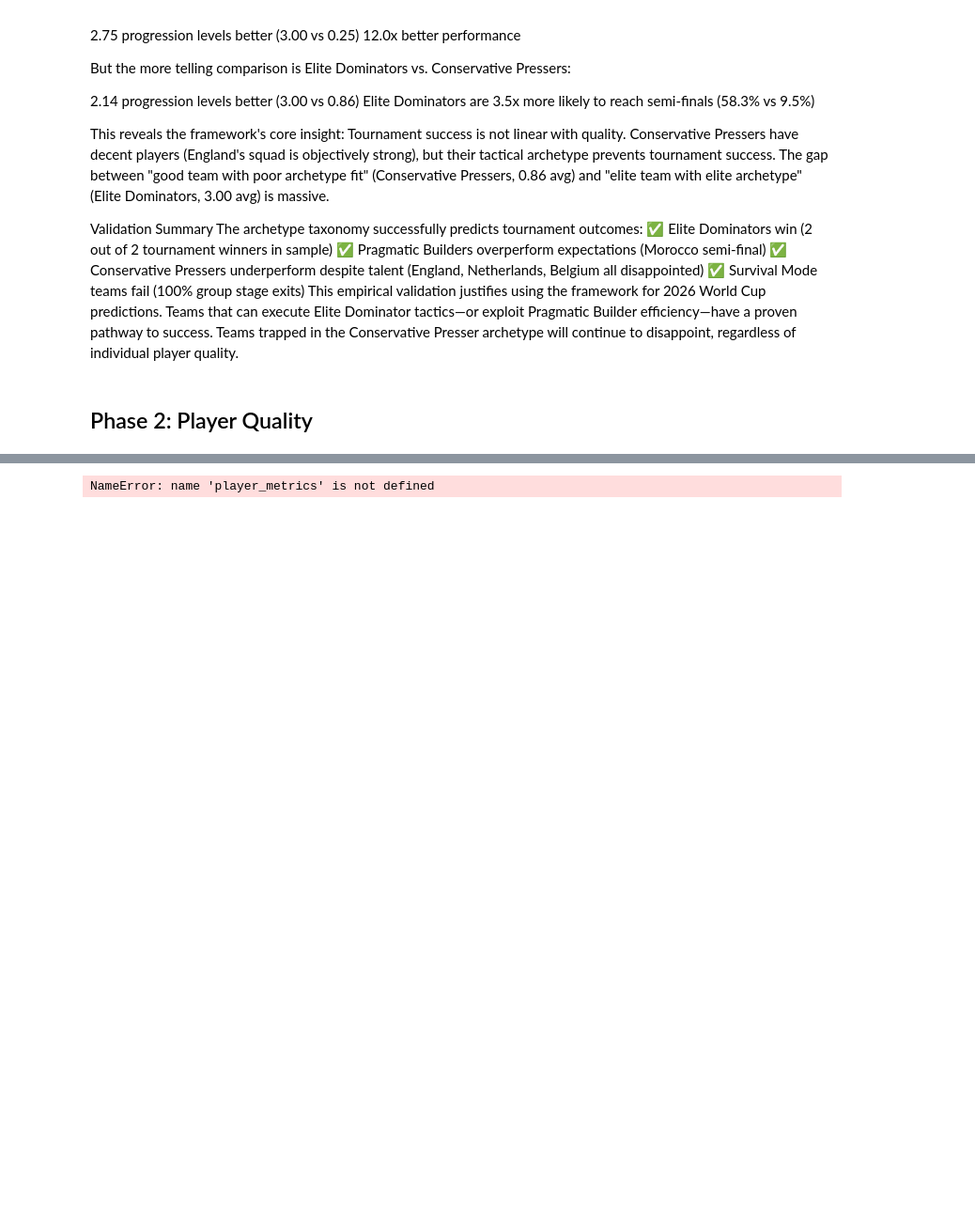
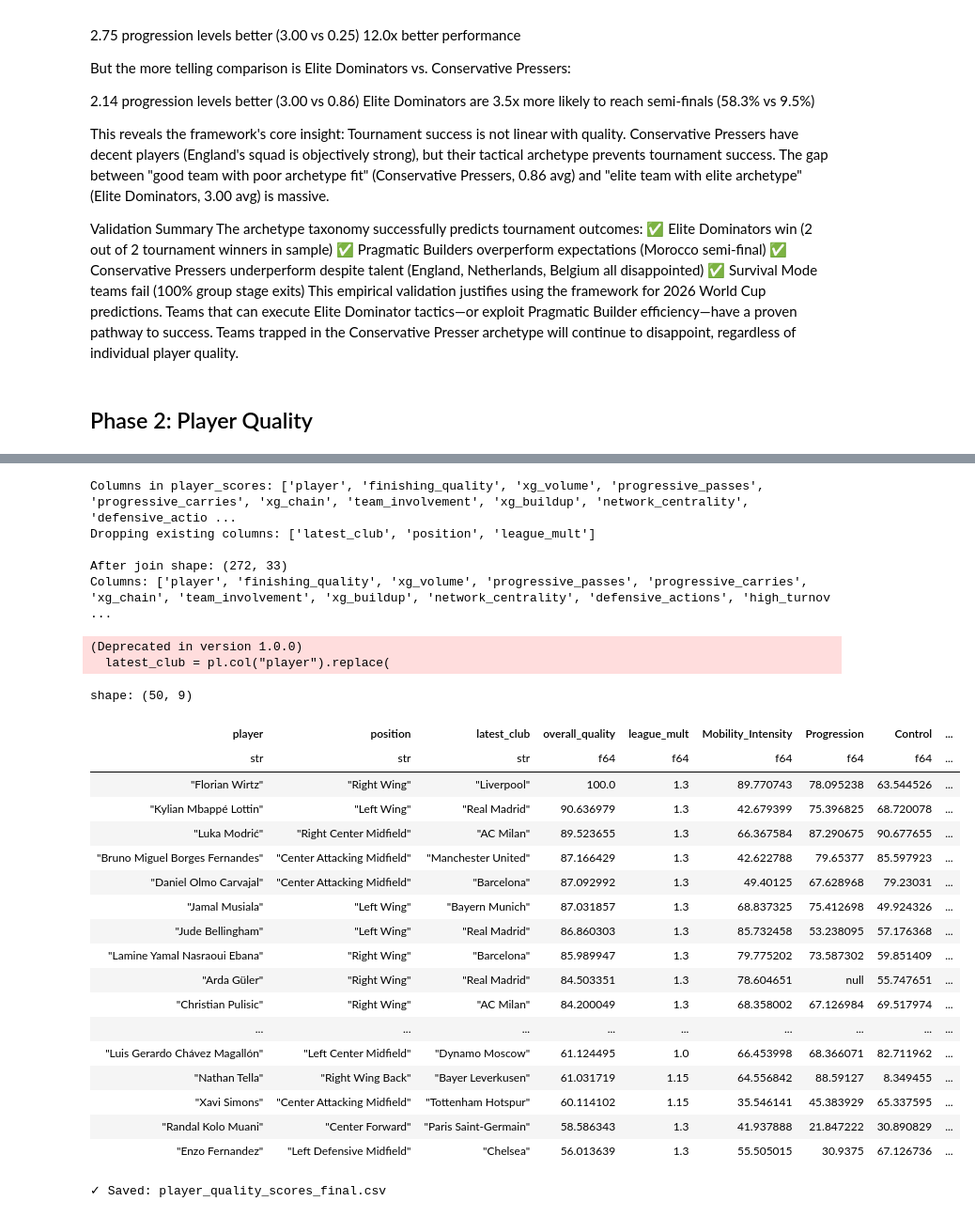
Before and after one commit to soh364/soccer-analytics-capstone-XOh, a Jupyter notebook: eda/EDA_Soomi.ipynb, the cells around one changed output, grey strips where cells are left out. Shown at 94% size. Drawn from its saved outputs; the diff is of its cells as text; code cells hidden in the pictures; blank space fills up the shorter version.

Commit message:
finalized player score logic

```diff
--- a/eda/EDA_Soomi.ipynb
+++ b/eda/EDA_Soomi.ipynb
@@ -509,6 +509,7 @@ import player_quality_scorer
 importlib.reload(player_quality_scorer)
 from player_quality_scorer import PlayerQualityScorer
 from club_mapping_2026 import CLUB_MAPPING_2026
+from player_position import POSITION_OVERRIDES
 
 DATA_DIR = Path("..") / "data" / "Statsbomb"
 lineups_path = DATA_DIR / "lineups.parquet"
@@ -527,13 +528,41 @@ latest_team_map = (
 )
 
 latest_team_map = latest_team_map.with_columns(
-    pl.col("player").replace(CLUB_MAPPING_2026).alias("club_override")
-).with_columns(
-    pl.when(pl.col("club_override") != pl.col("player"))  # replace() changed it = player is in mapping
-    .then(pl.col("club_override"))
-    .otherwise(pl.col("latest_club"))
-    .alias("latest_club")
-).drop("club_override")
+    latest_club = pl.col("player").replace(
+        CLUB_MAPPING_2026,
+        default=pl.col("latest_club") # This is the magic line
+    )
+)
+
+position_fallback = (
+    pl.from_pandas(lineups)
+    .filter(pl.col('position_name').is_not_null())
+    .group_by(['player_name', 'position_name'])
+    .agg(pl.len().alias('appearances'))
+    .sort('appearances', descending=True)
+    .unique(subset=['player_name'], keep='first')
+    .select([
+        pl.col('player_name').alias('player'),
+        pl.col('position_name').alias('position_fallback')
+    ])
+)
+
+# Patch nulls in latest_team_map
+latest_team_map = (
+    latest_team_map
+    .join(position_fallback, on='player', how='left')
+    .with_columns(
+        pl.when(pl.col('position').is_null())
+        .then(pl.col('position_fallback'))
+        .otherwise(pl.col('position'))
+        .alias('position')
+    )
+    .drop('position_fallback')
+)
+
+latest_team_map = latest_team_map.with_columns(
+    position = pl.col("player").replace(POSITION_OVERRIDES, default=pl.col("position"))
+)
 
 scorer = PlayerQualityScorer(
     player_data=player_data,
@@ -555,31 +584,57 @@ drop_cols = [c for c in ['latest_club', 'position', 'position_name', 'league_mul
 if drop_cols:
     print(f"Dropping existing columns: {drop_cols}")
     player_scores = player_scores.drop(drop_cols)
 
 # Now join
 player_scores_merged = player_scores.join(latest_team_map, on='player', how='left')
 
 print(f"\nAfter join shape: {player_scores_merged.shape}")
 print(f"Columns: {player_scores_merged.columns}")
 
 # ============================================================================
 # STEP 4: Apply League Multiplier
 # ============================================================================
 
 player_scores_final = player_scores_merged.with_columns(
     pl.col('latest_club')
       .map_elements(PlayerQualityScorer.get_league_multiplier, return_dtype=pl.Float64)
       .alias('league_mult')
 )
 
 # Check if overall_quality is already reasonable (0-100 range)
 max_quality = player_scores_final['overall_quality'].max()
 display_cols = ['player', 'position', 'latest_club', 'overall_quality', 'league_mult', 'Mobility_Intensity', 'Progression', 'Control', 'Final_Third_Output']
 player_scores_display = player_scores_final.select(display_cols).sort('overall_quality', descending=True)
 
 display(player_scores_display.head(50))
 # Save
 player_scores_final.write_csv('../processed/player_quality_scores_final.csv')
 print("\n✓ Saved: player_quality_scores_final.csv")
 # %% [output]
-NameError: name 'player_metrics' is not defined
+Columns in player_scores: ['player', 'finishing_quality', 'xg_volume', 'progressive_passes', 'progressive_carries', 'xg_chain', 'team_involvement', 'xg_buildup', 'network_centrality', 'defensive_actio ...
+Dropping existing columns: ['latest_club', 'position', 'league_mult']
+
+After join shape: (272, 33)
+Columns: ['player', 'finishing_quality', 'xg_volume', 'progressive_passes', 'progressive_carries', 'xg_chain', 'team_involvement', 'xg_buildup', 'network_centrality', 'defensive_actions', 'high_turnov ...
+(Deprecated in version 1.0.0)
+  latest_club = pl.col("player").replace(
+shape: (50, 9)
+| player | position | latest_club | overall_quality | league_mult | Mobility_Intensity | Progression | Control | ... |
+| str | str | str | f64 | f64 | f64 | f64 | f64 | ... |
+| "Florian Wirtz" | "Right Wing" | "Liverpool" | 100.0 | 1.3 | 89.770743 | 78.095238 | 63.544526 | ... |
+| "Kylian Mbappé Lottin" | "Left Wing" | "Real Madrid" | 90.636979 | 1.3 | 42.679399 | 75.396825 | 68.720078 | ... |
+| "Luka Modrić" | "Right Center Midfield" | "AC Milan" | 89.523655 | 1.3 | 66.367584 | 87.290675 | 90.677655 | ... |
+| "Bruno Miguel Borges Fernandes" | "Center Attacking Midfield" | "Manchester United" | 87.166429 | 1.3 | 42.622788 | 79.65377 | 85.597923 | ... |
+| "Daniel Olmo Carvajal" | "Center Attacking Midfield" | "Barcelona" | 87.092992 | 1.3 | 49.40125 | 67.628968 | 79.23031 | ... |
+| "Jamal Musiala" | "Left Wing" | "Bayern Munich" | 87.031857 | 1.3 | 68.837325 | 75.412698 | 49.924326 | ... |
+| "Jude Bellingham" | "Left Wing" | "Real Madrid" | 86.860303 | 1.3 | 85.732458 | 53.238095 | 57.176368 | ... |
+| "Lamine Yamal Nasraoui Ebana" | "Right Wing" | "Barcelona" | 85.989947 | 1.3 | 79.775202 | 73.587302 | 59.851409 | ... |
+| "Arda Güler" | "Right Wing" | "Real Madrid" | 84.503351 | 1.3 | 78.604651 | null | 55.747651 | ... |
+| "Christian Pulisic" | "Right Wing" | "AC Milan" | 84.200049 | 1.3 | 68.358002 | 67.126984 | 69.517974 | ... |
+| ... | ... | ... | ... | ... | ... | ... | ... | ... |
+| "Luis Gerardo Chávez Magallón" | "Left Center Midfield" | "Dynamo Moscow" | 61.124495 | 1.0 | 66.453998 | 68.366071 | 82.711962 | ... |
+| "Nathan Tella" | "Right Wing Back" | "Bayer Leverkusen" | 61.031719 | 1.15 | 64.556842 | 88.59127 | 8.349455 | ... |
+| "Xavi Simons" | "Center Attacking Midfield" | "Tottenham Hotspur" | 60.114102 | 1.15 | 35.546141 | 45.383929 | 65.337595 | ... |
+| "Randal Kolo Muani" | "Center Forward" | "Paris Saint-Germain" | 58.586343 | 1.3 | 41.937888 | 21.847222 | 30.890829 | ... |
+| "Enzo Fernandez" | "Left Defensive Midfield" | "Chelsea" | 56.013639 | 1.3 | 55.505015 | 30.9375 | 67.126736 | ... |
+✓ Saved: player_quality_scores_final.csv
```
Also changed, not shown: parts of 3 cells of this notebook, 4 other files.
